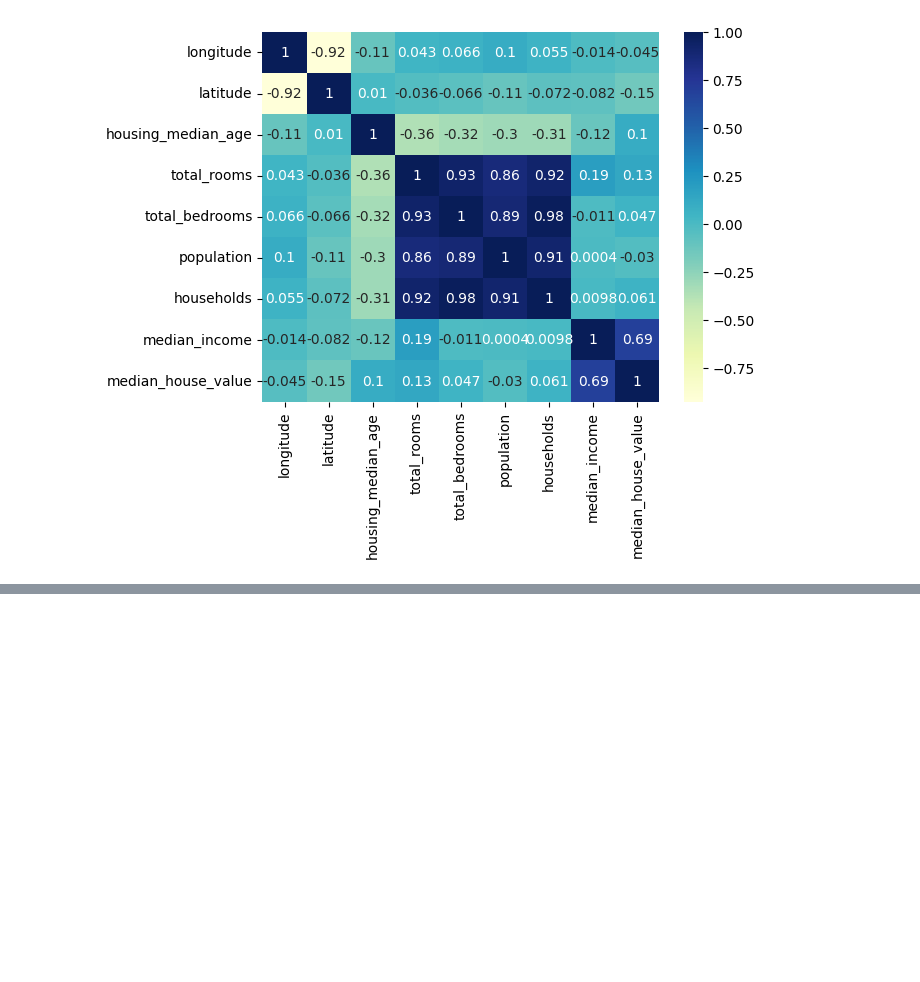
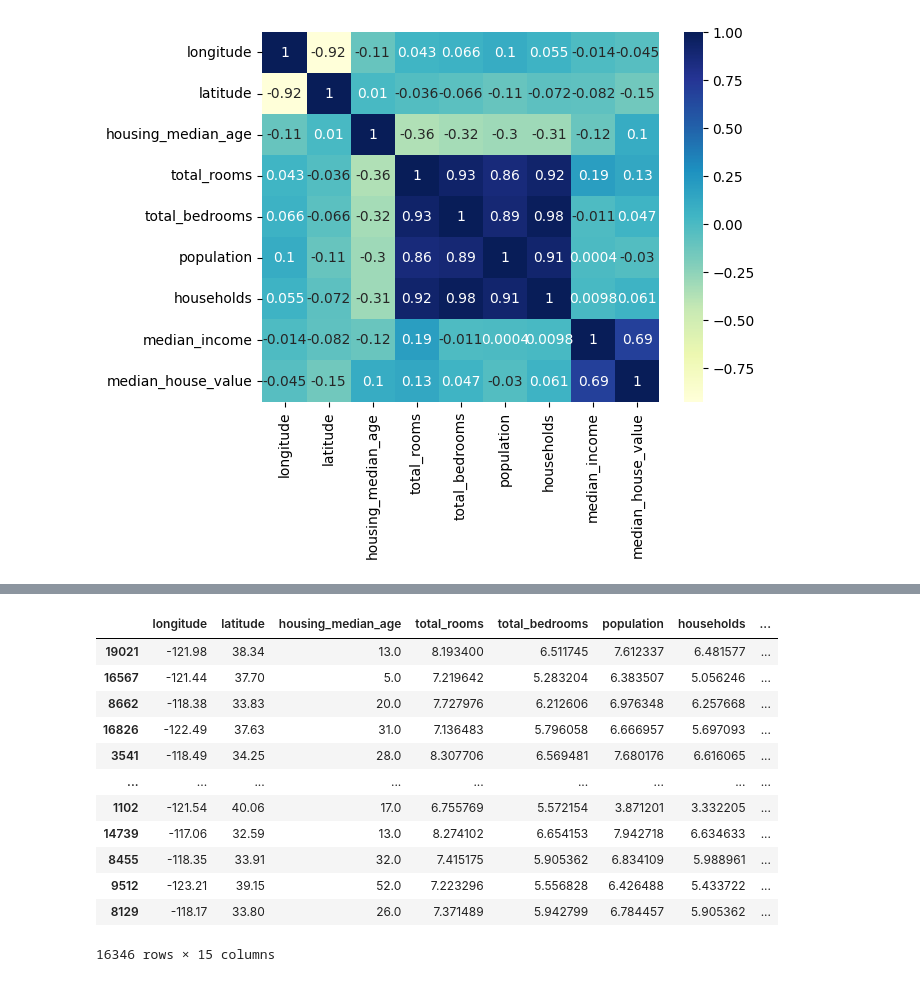
Before and after one commit to youcefgheffari3/House-Price-Prediction, a Jupyter notebook: main.ipynb, the cells around one changed output, grey strips where cells are left out. Saved outputs shown, nothing was run; the diff lists cells and outputs as text; code cells hidden in the pictures; blank space fills up the shorter version.

```diff
--- a/main.ipynb
+++ b/main.ipynb
@@ -108,0 +127,16 @@ sns.heatmap(train_data.corr(numeric_only=True), annot=True, cmap='YlGnBu')
+# %%
+train_data.join(pd.get_dummies(train_data.ocean_proximity))
+# %% [output]
+|  | longitude | latitude | housing_median_age | total_rooms | total_bedrooms | population | households | ... |
+| 19021 | -121.98 | 38.34 | 13.0 | 8.193400 | 6.511745 | 7.612337 | 6.481577 | ... |
+| 16567 | -121.44 | 37.70 | 5.0 | 7.219642 | 5.283204 | 6.383507 | 5.056246 | ... |
+| 8662 | -118.38 | 33.83 | 20.0 | 7.727976 | 6.212606 | 6.976348 | 6.257668 | ... |
+| 16826 | -122.49 | 37.63 | 31.0 | 7.136483 | 5.796058 | 6.666957 | 5.697093 | ... |
+| 3541 | -118.49 | 34.25 | 28.0 | 8.307706 | 6.569481 | 7.680176 | 6.616065 | ... |
+| ... | ... | ... | ... | ... | ... | ... | ... | ... |
+| 1102 | -121.54 | 40.06 | 17.0 | 6.755769 | 5.572154 | 3.871201 | 3.332205 | ... |
+| 14739 | -117.06 | 32.59 | 13.0 | 8.274102 | 6.654153 | 7.942718 | 6.634633 | ... |
+| 8455 | -118.35 | 33.91 | 32.0 | 7.415175 | 5.905362 | 6.834109 | 5.988961 | ... |
+| 9512 | -123.21 | 39.15 | 52.0 | 7.223296 | 5.556828 | 6.426488 | 5.433722 | ... |
+| 8129 | -118.17 | 33.80 | 26.0 | 7.371489 | 5.942799 | 6.784457 | 5.905362 | ... |
+16346 rows × 15 columns
```
Also changed, not shown: parts of 2 cells of this notebook.
